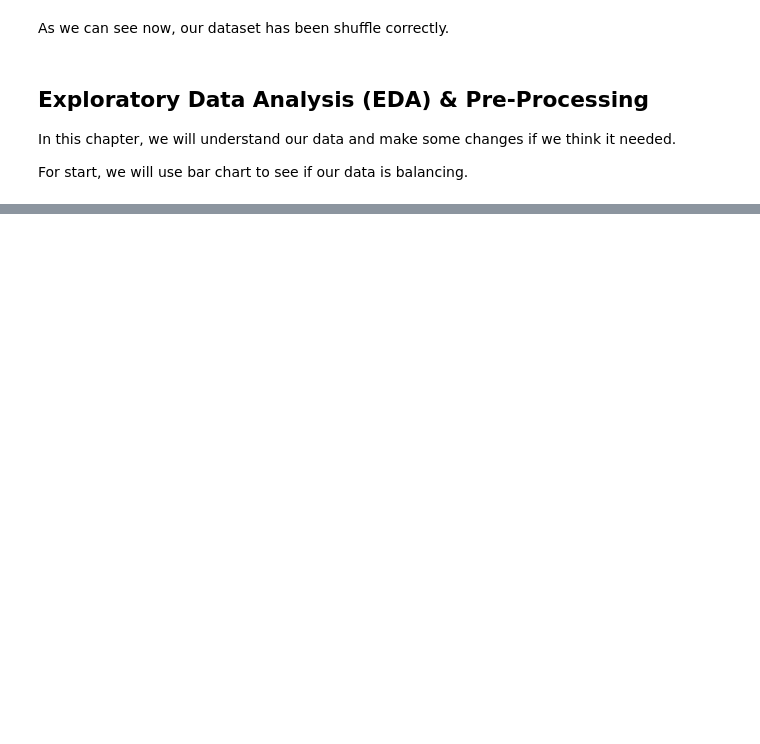
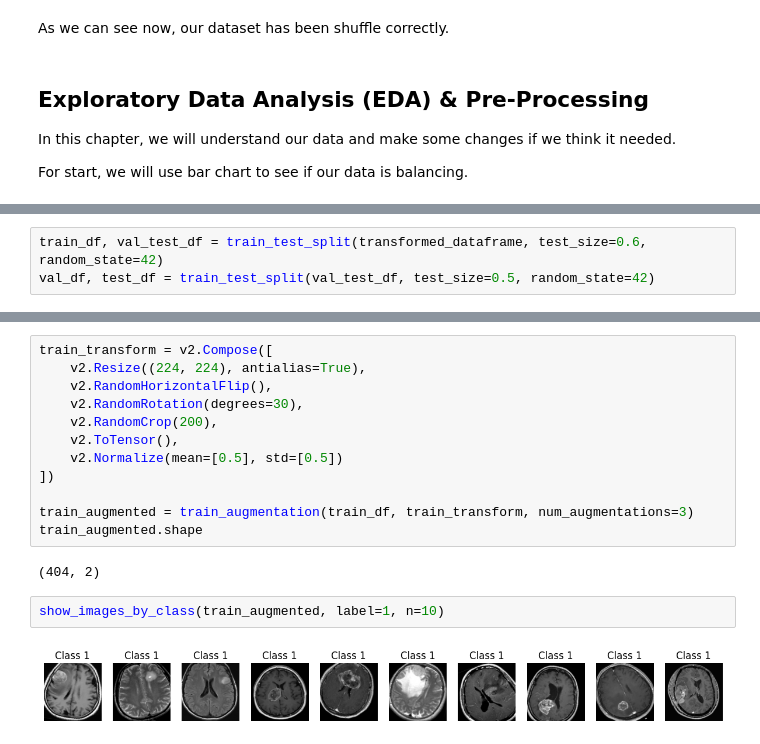
Before and after one commit to LCDA-UCP/dl_with_pytorch, a Jupyter notebook: Brain Tumor Detection/Brain_Tumor_Detection_code/brainTumorDetection.ipynb, the cells around one changed output, grey strips where cells are left out. Saved outputs shown, nothing was run; the diff lists cells and outputs as text; blank space fills up the shorter version.

```diff
--- a/Brain Tumor Detection/Brain_Tumor_Detection_code/brainTumorDetection.ipynb
+++ b/Brain Tumor Detection/Brain_Tumor_Detection_code/brainTumorDetection.ipynb
@@ -136,0 +230,3 @@ The code shows some specific numbers in the `test_size`, so that validation and
+# %%
+train_df, val_test_df = train_test_split(transformed_dataframe, test_size=0.6, random_state=42)
+val_df, test_df = train_test_split(val_test_df, test_size=0.5, random_state=42)
@@ -136,0 +347,18 @@ The code shows some specific numbers in the `test_size`, so that validation and
+# %%
+train_transform = v2.Compose([
+    v2.Resize((224, 224), antialias=True),
+    v2.RandomHorizontalFlip(),
+    v2.RandomRotation(degrees=30),
+    v2.RandomCrop(200),
+    v2.ToTensor(),
+    v2.Normalize(mean=[0.5], std=[0.5])
+])
+
+train_augmented = train_augmentation(train_df, train_transform, num_augmentations=3)
+train_augmented.shape
+# %% [output]
+(404, 2)
+# %%
+show_images_by_class(train_augmented, label=1, n=10)
+# %% [output]
+[figure, added]
```
Also changed, not shown: parts of 20 cells of this notebook.
